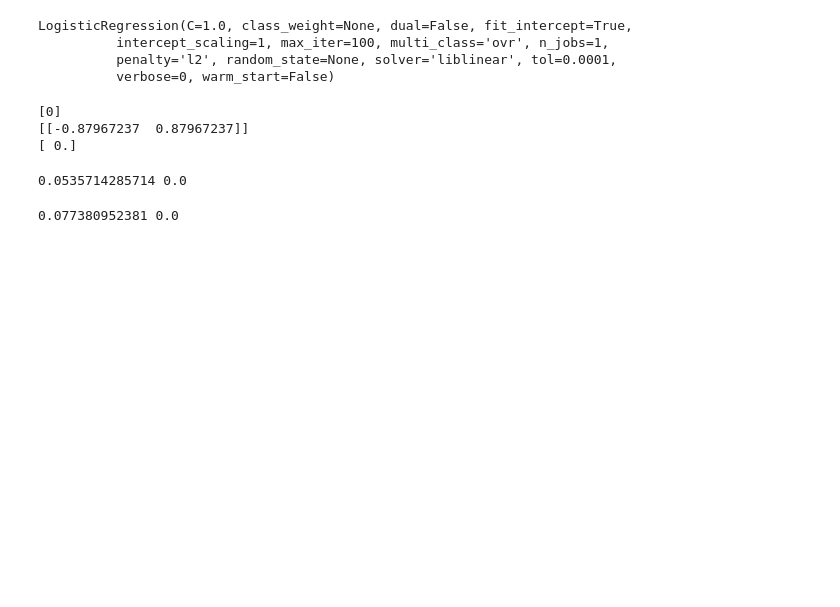
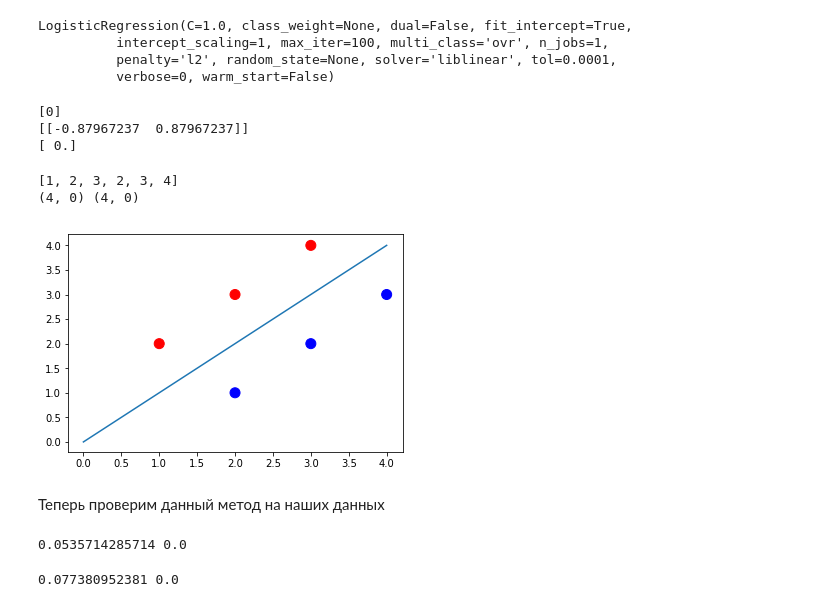
Before and after one commit to krist311/ML, a Jupyter notebook: 2509/2509.ipynb, the cells around one changed output. Drawn from its saved outputs; the diff is of its cells as text; code cells hidden in the pictures; blank space fills up the shorter version.

```diff
--- a/2509/2509.ipynb
+++ b/2509/2509.ipynb
@@ -283,6 +311,20 @@ print(logistic_model.intercept_)
 [0]
 [[-0.87967237  0.87967237]]
 [ 0.]
+# %%
+X=[[1,2,3,2,3,4],[2,3,4,1,2,3]]
+print(X[0])
+line = list(zip(logistic_model.coef_[0],[0, 0]))
+print(line[0],line[1])
+plt.scatter(X[0], X[1], color = np.array(('b', 'r'))[Y], s = 100)
+plt.plot(line[0], line[1])
+plt.show()
+# %% [output]
+[1, 2, 3, 2, 3, 4]
+(4, 0) (4, 0)
+[figure, added]
+# %% [markdown]
+Теперь проверим данный метод на наших данных
 # %%
 from sklearn.linear_model import LogisticRegression
 logistic_model = LogisticRegression(penalty='l1')
```
Also changed, not shown: parts of 26 cells of this notebook.
